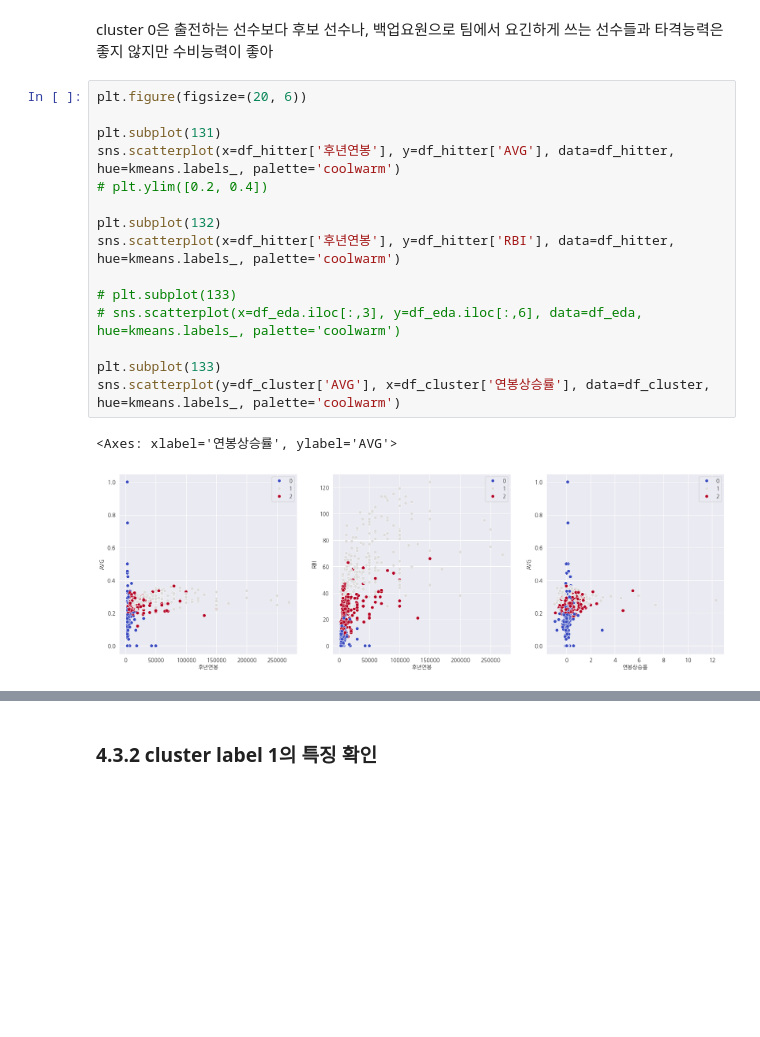
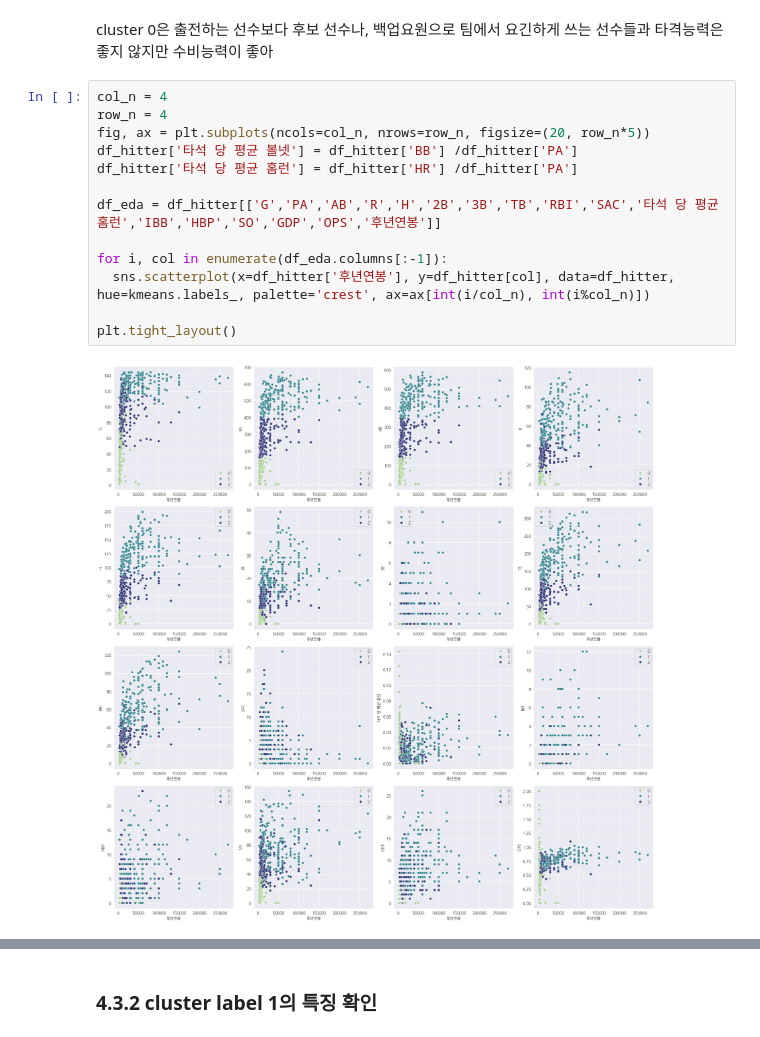
Before and after one commit to zefo38/kbo_salary, a Jupyter notebook: 05. EDA : Height, Weight, Stat Clustering .ipynb, the cells around one changed output, grey strips where cells are left out. Drawn from its saved outputs; the diff is of its cells as text; blank space fills up the shorter version.

```diff
--- a/05. EDA : Height, Weight, Stat Clustering .ipynb
+++ b/05. EDA : Height, Weight, Stat Clustering .ipynb
@@ -738,20 +762,17 @@ sns.scatterplot(x=df_hitter.iloc[:,3], y=df_hitter['연봉(만원)'], data=df_hi
 # %% [markdown]
 cluster 0은 출전하는 선수보다 후보 선수나, 백업요원으로 팀에서 요긴하게 쓰는 선수들과 타격능력은 좋지 않지만 수비능력이 좋아
-# %%
-plt.figure(figsize=(20, 6))
-
-plt.subplot(131)
-sns.scatterplot(x=df_hitter['후년연봉'], y=df_hitter['AVG'], data=df_hitter, hue=kmeans.labels_, palette='coolwarm')
-# plt.ylim([0.2, 0.4])
-
-plt.subplot(132)
-sns.scatterplot(x=df_hitter['후년연봉'], y=df_hitter['RBI'], data=df_hitter, hue=kmeans.labels_, palette='coolwarm')
-
-# plt.subplot(133)
-# sns.scatterplot(x=df_eda.iloc[:,3], y=df_eda.iloc[:,6], data=df_eda, hue=kmeans.labels_, palette='coolwarm')
-
-plt.subplot(133)
-sns.scatterplot(y=df_cluster['AVG'], x=df_cluster['연봉상승률'], data=df_cluster, hue=kmeans.labels_, palette='coolwarm')
-# %% [output]
-<Axes: xlabel='연봉상승률', ylabel='AVG'>
-[figure, removed]
+# %%
+col_n = 4
+row_n = 4
+fig, ax = plt.subplots(ncols=col_n, nrows=row_n, figsize=(20, row_n*5))
+df_hitter['타석 당 평균 볼넷'] = df_hitter['BB'] /df_hitter['PA']
+df_hitter['타석 당 평균 홈런'] = df_hitter['HR'] /df_hitter['PA']
+
+df_eda = df_hitter[['G','PA','AB','R','H','2B','3B','TB','RBI','SAC','타석 당 평균 홈런','IBB','HBP','SO','GDP','OPS','후년연봉']]
+
+for i, col in enumerate(df_eda.columns[:-1]):
+  sns.scatterplot(x=df_hitter['후년연봉'], y=df_hitter[col], data=df_hitter, hue=kmeans.labels_, palette='crest', ax=ax[int(i/col_n), int(i%col_n)])
+
+plt.tight_layout()
+# %% [output]
+[figure, added]
```
Also changed, not shown: parts of 28 cells of this notebook, 2 other files.
